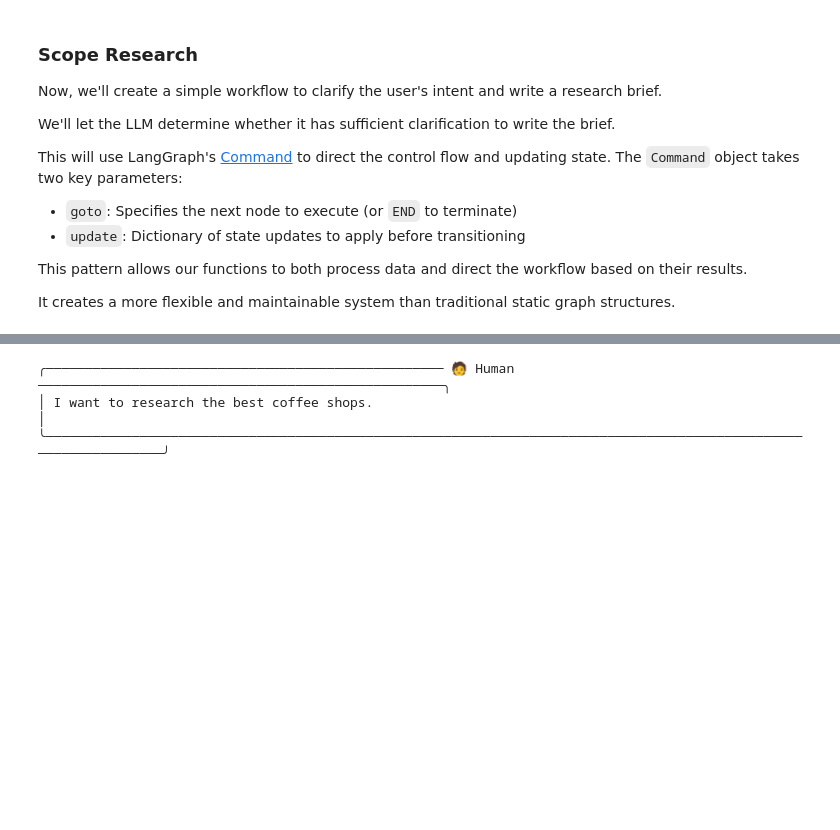
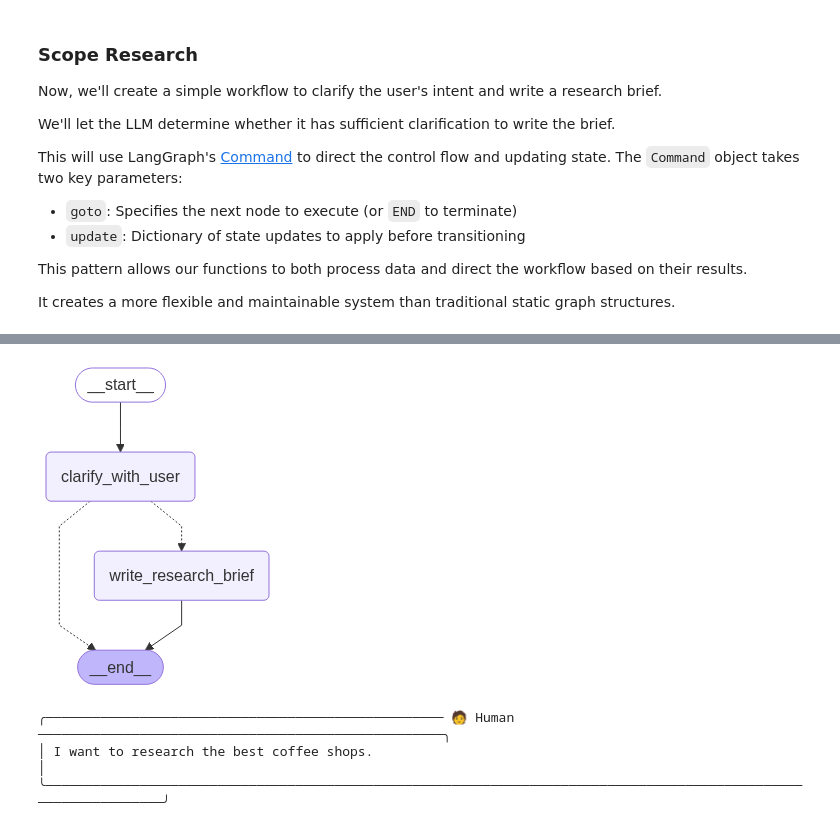
Before and after one commit to tko81/deep_research_with_scratch, a Jupyter notebook: notebooks/1_scoping.ipynb, the cells around one changed output, grey strips where cells are left out. Cells and saved outputs as stored; diff of their text form; code cells hidden in the pictures; blank space fills up the shorter version.

```diff
--- a/notebooks/1_scoping.ipynb
+++ b/notebooks/1_scoping.ipynb
@@ -260,13 +258,15 @@ Overwriting ../src/deep_research_from_scratch/research_agent_scope.py
 # %%
 # Compile with in-memory checkpointer to test in notebook
 from IPython.display import Image, display
 from langgraph.checkpoint.memory import InMemorySaver
 from deep_research_from_scratch.research_agent_scope import deep_researcher_builder
 
 
 checkpointer = InMemorySaver()
 scope = deep_researcher_builder.compile(checkpointer=checkpointer)
-# display(Image(scope.get_graph(xray=True).draw_mermaid_png()))
+display(Image(scope.get_graph(xray=True).draw_mermaid_png()))
+# %% [output]
+[figure, added]
 # %%
 # Run the workflow
 from utils import format_messages
```
Also changed, not shown: parts of 1 cell of this notebook, 2 other files.
